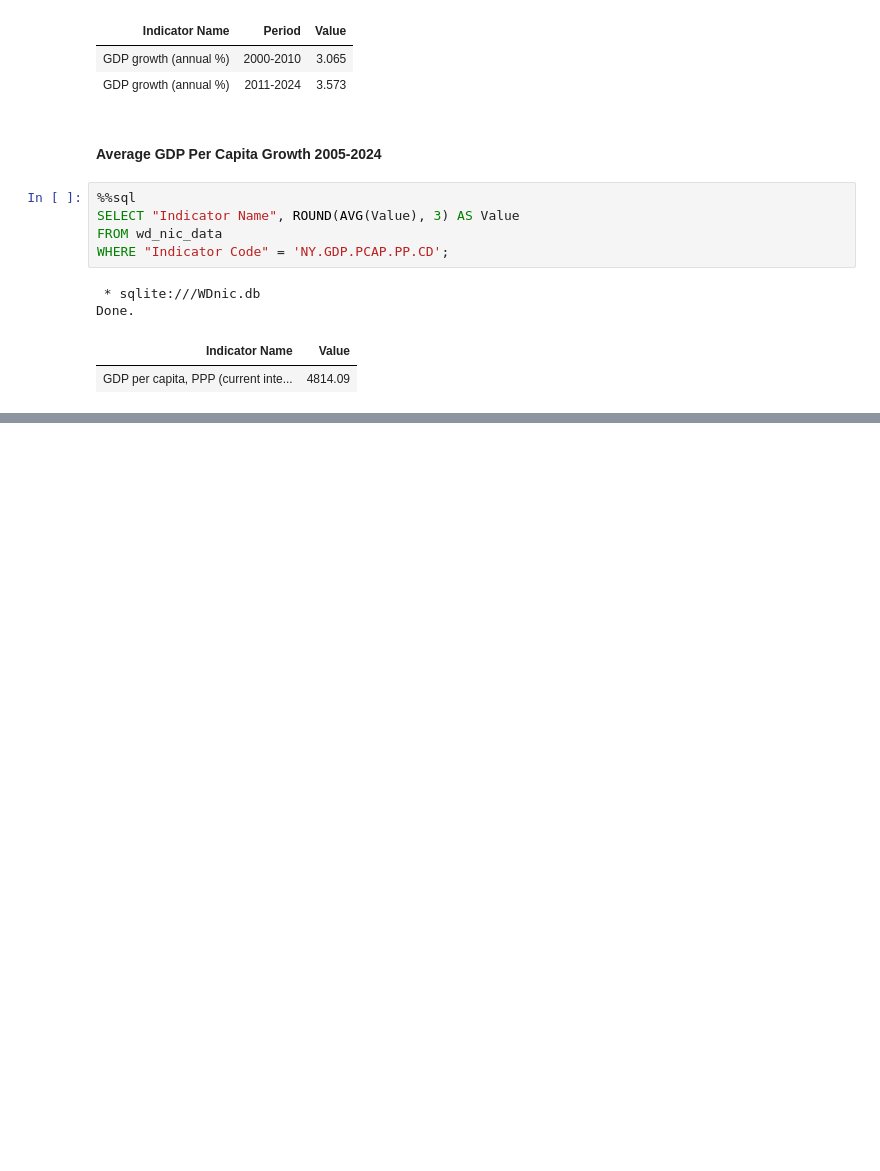
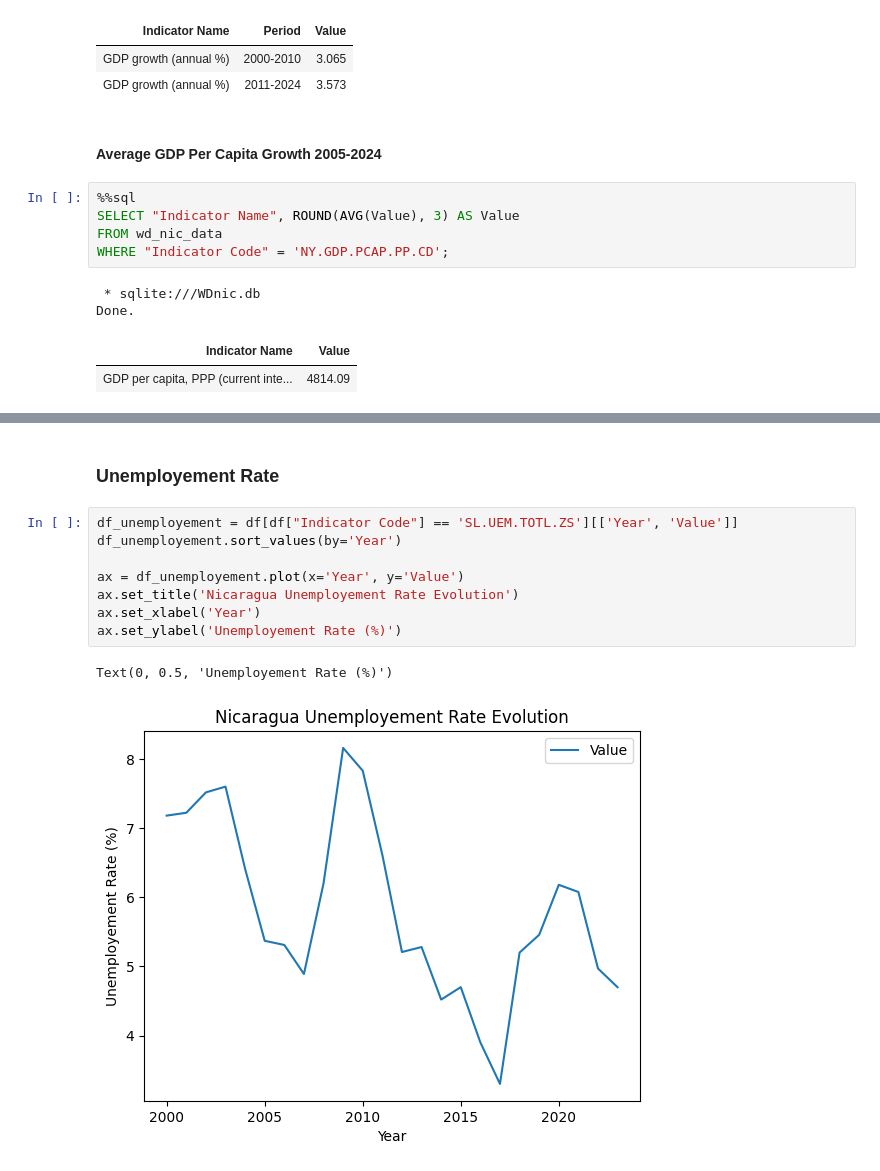
Before and after one commit to Adrianuco/wd-project, a Jupyter notebook: Notebook.ipynb, the cells around one changed output, grey strips where cells are left out. Drawn from its saved outputs; the diff is of its cells as text; blank space fills up the shorter version.

```diff
--- a/Notebook.ipynb
+++ b/Notebook.ipynb
@@ -340,0 +386,13 @@ Done.
+# %% [markdown]
+### Unemployement Rate
+# %%
+df_unemployement = df[df["Indicator Code"] == 'SL.UEM.TOTL.ZS'][['Year', 'Value']]
+df_unemployement.sort_values(by='Year')
+
+ax = df_unemployement.plot(x='Year', y='Value')
+ax.set_title('Nicaragua Unemployement Rate Evolution')
+ax.set_xlabel('Year')
+ax.set_ylabel('Unemployement Rate (%)')
+# %% [output]
+Text(0, 0.5, 'Unemployement Rate (%)')
+[figure, added]
```
Also changed, not shown: parts of 17 cells of this notebook.
